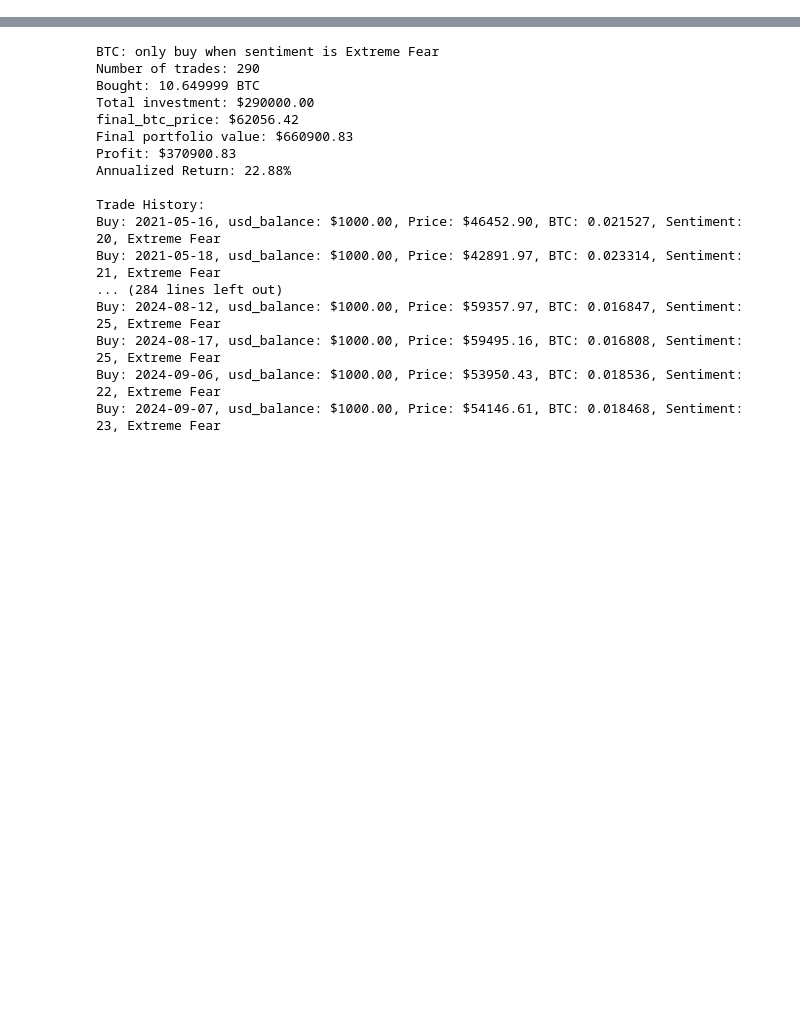
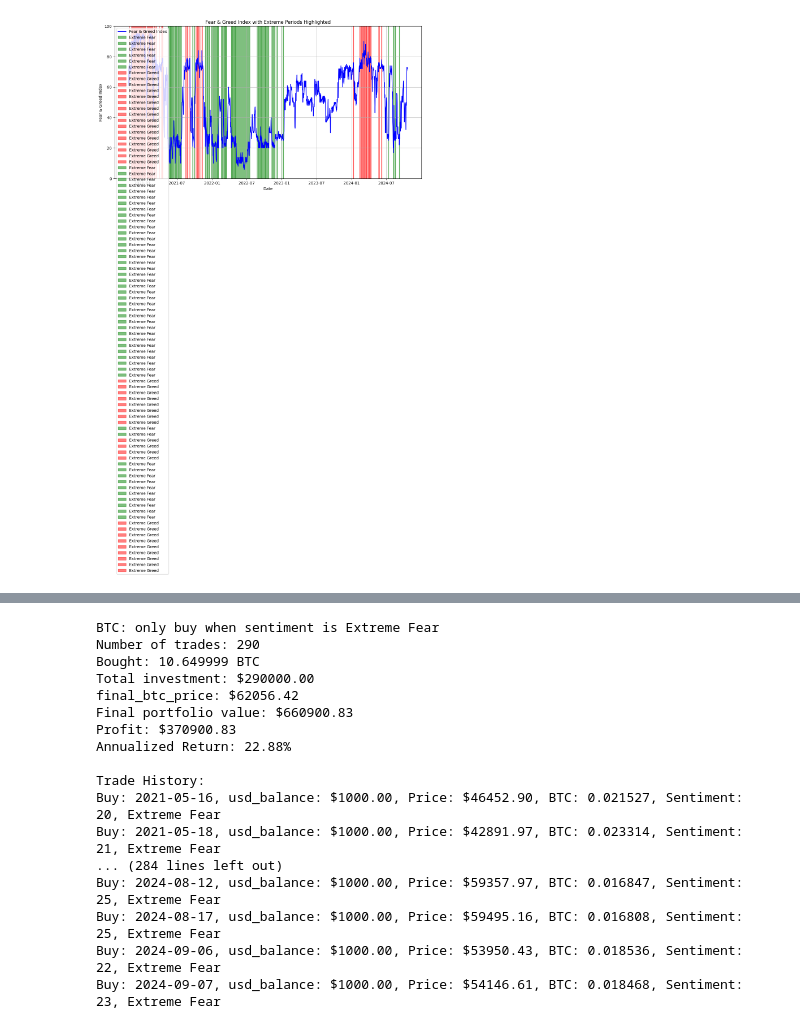
Before and after one commit to yangforbig/Crypto-Fear-Greed-Index-Graph, a Jupyter notebook: script/stream_data.ipynb, the cells around one changed output, grey strips where cells are left out. Saved outputs shown, nothing was run; the diff lists cells and outputs as text; code cells hidden in the pictures; blank space fills up the shorter version.

```diff
--- a/script/stream_data.ipynb
+++ b/script/stream_data.ipynb
@@ -84,0 +132,7 @@ def get_bitcoin_price_data(days=30):
+# %%
+# Define the date range for January and February 2024
+start_date = '2024-01-01'
+end_date = '2024-02-29'
+
+# Filter the DataFrame for the specified date range
+fear_greed_df[(fear_greed_df['date'] >= start_date) & (fear_greed_df['date'] <= end_date)]
@@ -84,0 +157,29 @@ def get_bitcoin_price_data(days=30):
+# %%
+import matplotlib.pyplot as plt
+
+def plot_extreme_periods(df, extreme_periods):
+    plt.figure(figsize=(14, 7))
+
+    # Plot the Fear & Greed Index
+    plt.plot(df['date'], df['value'], label='Fear & Greed Index', color='blue')
+
+    # Highlight extreme periods
+    for period in extreme_periods:
+        sentiment, start_date, end_date, duration = period
+        plt.axvspan(start_date, end_date, color='red' if sentiment == 'Extreme Greed' else 'green', alpha=0.5, label=sentiment)
+
+    plt.title('Fear & Greed Index with Extreme Periods Highlighted')
+    plt.xlabel('Date')
+    plt.ylabel('Fear & Greed Index')
+    plt.ylim(0, 100)
+    plt.legend()
+    plt.grid()
+    plt.show()
+
+# Calculate extreme periods
+extreme_periods = calculate_extreme_periods(fear_greed_df.sort_values('date',ascending=True))
+
+# Plot the extreme periods
+plot_extreme_periods(fear_greed_df, extreme_periods)
+# %% [output]
+[figure, added]
```
Also changed, not shown: parts of 21 cells of this notebook.
